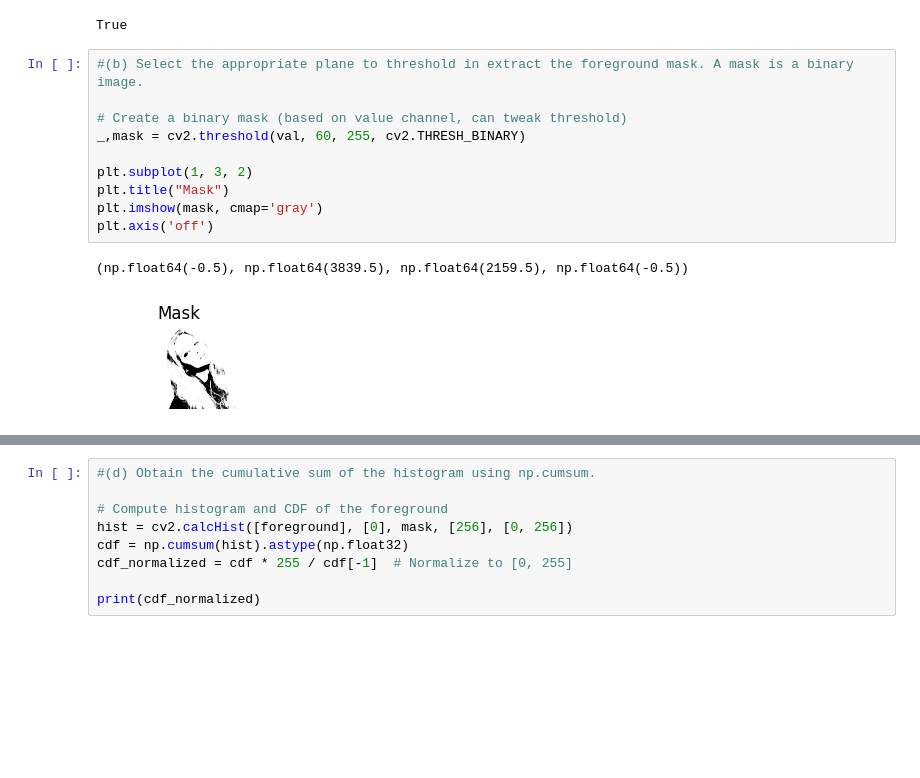
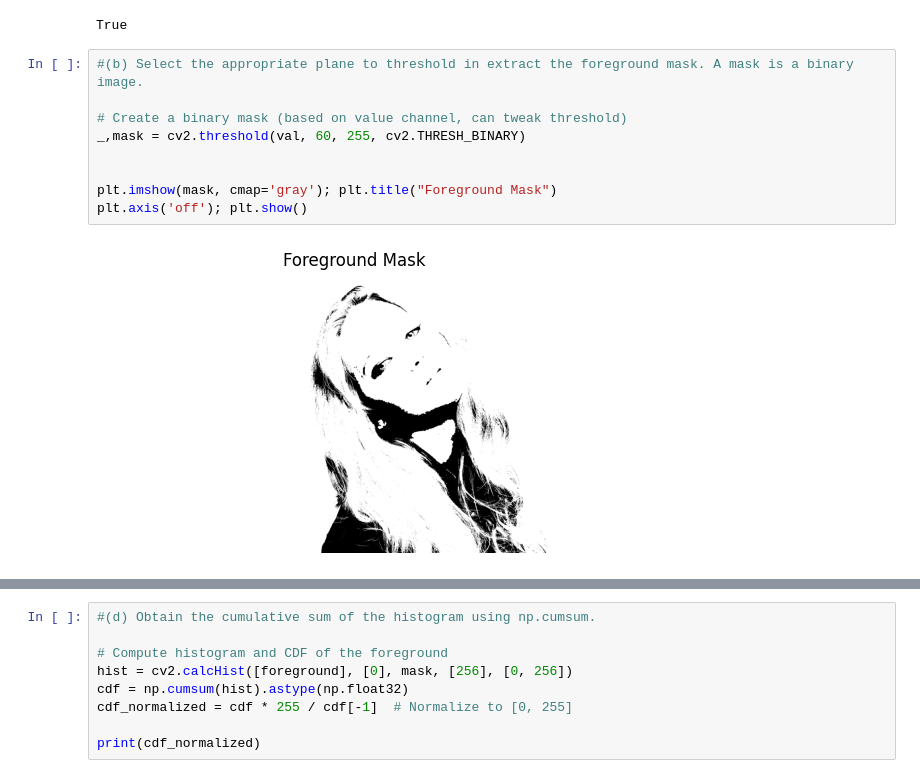
Before and after one commit to Bashinigamage/computer_vision, a Jupyter notebook: Assignment_1.ipynb, the cells around one changed output, grey strips where cells are left out. Cells and saved outputs as stored; diff of their text form; blank space fills up the shorter version.

```diff
--- a/Assignment_1.ipynb
+++ b/Assignment_1.ipynb
@@ -533,16 +533,14 @@ True
 # %%
 #(b) Select the appropriate plane to threshold in extract the foreground mask. A mask is a binary image.
 
 # Create a binary mask (based on value channel, can tweak threshold)
 _,mask = cv2.threshold(val, 60, 255, cv2.THRESH_BINARY)
 
-plt.subplot(1, 3, 2)
-plt.title("Mask")
-plt.imshow(mask, cmap='gray')
-plt.axis('off')
+
+plt.imshow(mask, cmap='gray'); plt.title("Foreground Mask")
+plt.axis('off'); plt.show()
 # %% [output]
-(np.float64(-0.5), np.float64(3839.5), np.float64(2159.5), np.float64(-0.5))
-[figure, old version]
+[figure, new version]
 # %%
 #(c) Now obtain the foreground only using cv.bitwise_and and compute the histogram.
 
```
Also changed, not shown: parts of 5 cells of this notebook.
